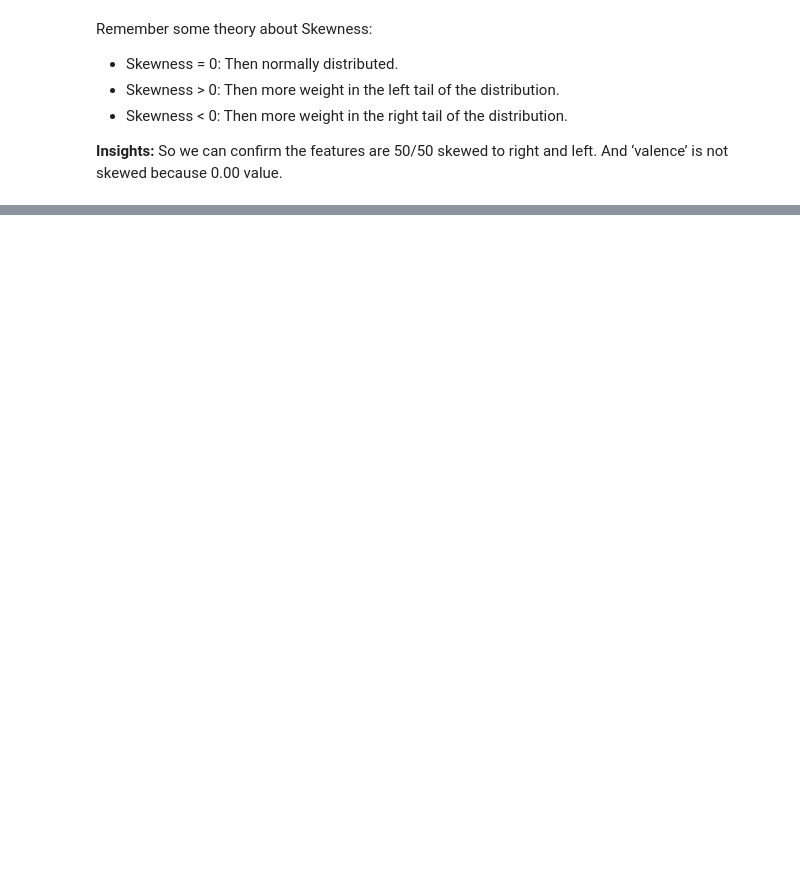
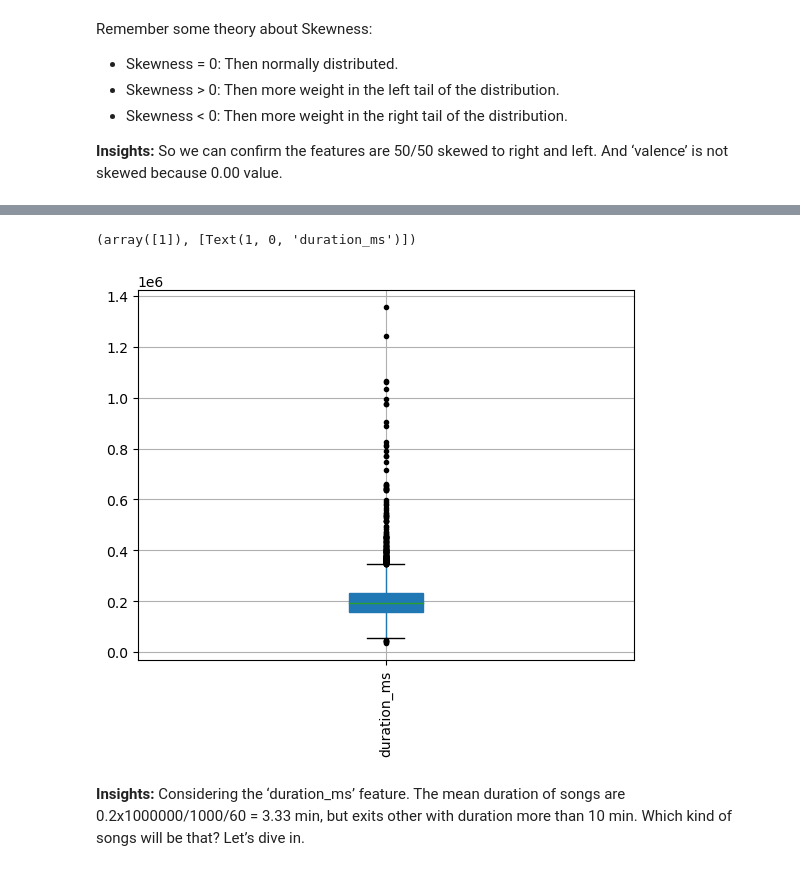
Before and after one commit to yonkeenn/EDA, a Jupyter notebook: EDA.ipynb, the cells around one changed output, grey strips where cells are left out. Cells and saved outputs as stored; diff of their text form; code cells hidden in the pictures; blank space fills up the shorter version.

```diff
--- a/EDA.ipynb
+++ b/EDA.ipynb
@@ -368,0 +479,8 @@ Remember some theory about Skewness:
+# %%
+df[['duration_ms']].boxplot(patch_artist=True, sym="k.") # Also we need to plot the feature which has outliers
+plt.xticks(rotation=90)
+# %% [output]
+(array([1]), [Text(1, 0, 'duration_ms')])
+[figure, added]
+# %% [markdown]
+**Insights:** Considering the ‘duration_ms’ feature. The mean duration of songs are 0.2x1000000/1000/60 = 3.33 min, but exits other with duration more than 10 min. Which kind of songs will be that? Let’s dive in.
```
Also changed, not shown: parts of 19 cells of this notebook.
